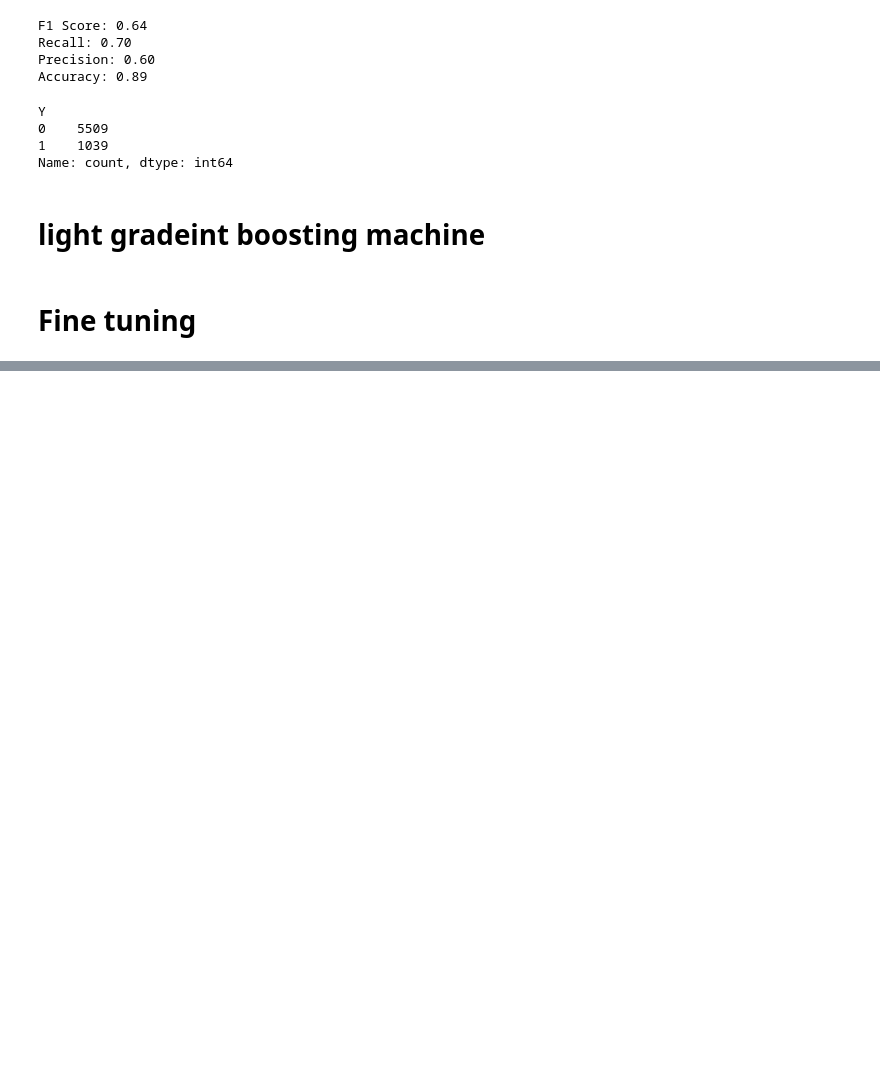
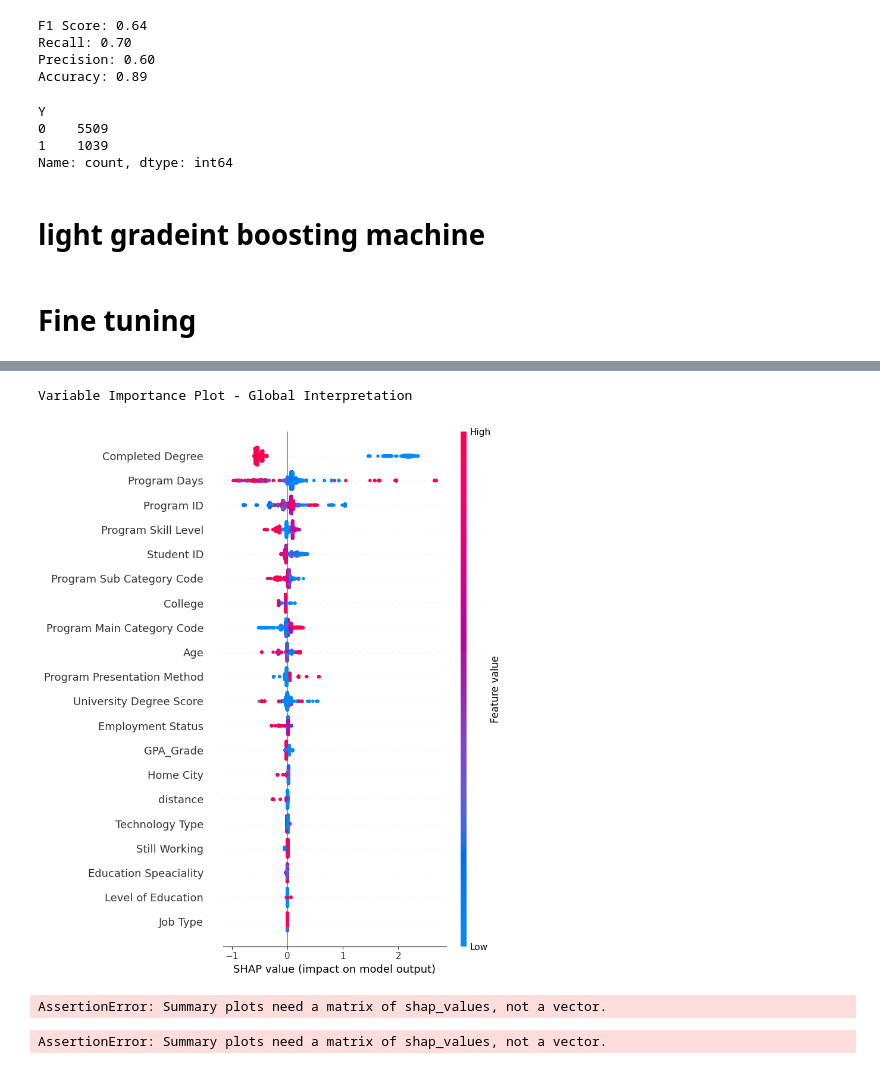
Before and after one commit to HamadALshabanah/Tuwaiq-Kaggle, a Jupyter notebook: feature_engineering(H).ipynb, the cells around one changed output, grey strips where cells are left out. Cells and saved outputs as stored; diff of their text form; code cells hidden in the pictures; blank space fills up the shorter version.

```diff
--- a/feature_engineering(H).ipynb
+++ b/feature_engineering(H).ipynb
@@ -305,3 +305,15 @@ X_test.shape
+# %%
+le = LabelEncoder()
+categorical_features = ['Gender', 'Home Region', 'Home City', 'Program ID',
+                        'Program Main Category Code', 'Program Sub Category Code',
+                        'Technology Type', 'Program Skill Level',
+                        'Program Presentation Method', 'Completed Degree',
+                        'Level of Education', 'Education Speaciality', 'College',
+                        'Employment Status', 'Job Type','Still Working',"Student ID","GPA_Grade"]
+
+for feature in categorical_features:
+    X_train[feature] = le.fit_transform(X_train[feature])
+    X_test[feature] = le.fit_transform(X_test[feature])
 # %% [markdown]
 # Modeling
 # %%
@@ -377,0 +411,9 @@ lgbm = lgb.LGBMClassifier()
+# %%
+# Load JS visualization code for SHAP in the notebook
+shap.initjs()
+
+# Create the explainer with the best estimator
+explainer = shap.TreeExplainer(grid_search.best_estimator_)
+
+# Generate SHAP values
+shap_values = explainer.shap_values(X_test)
@@ -377,0 +422,15 @@ lgbm = lgb.LGBMClassifier()
+# %%
+print("Variable Importance Plot - Global Interpretation")
+figure = plt.figure()
+shap.summary_plot(shap_values, X_test)
+# %% [output]
+Variable Importance Plot - Global Interpretation
+[figure, added]
+# %%
+shap.summary_plot(shap_values[1], X_test)
+# %% [output]
+AssertionError: Summary plots need a matrix of shap_values, not a vector.
+# %%
+shap.summary_plot(shap_values[0], X_test)
+# %% [output]
+AssertionError: Summary plots need a matrix of shap_values, not a vector.
```
Also changed, not shown: parts of 15 cells of this notebook.
